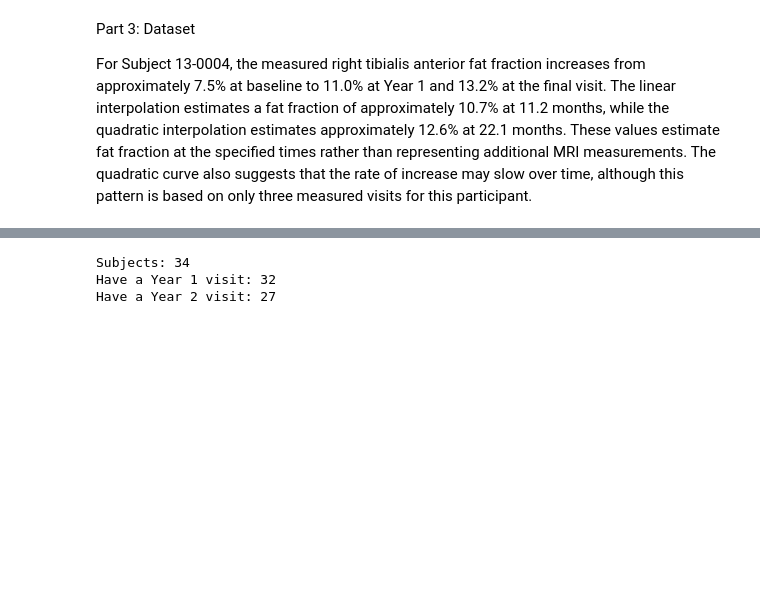
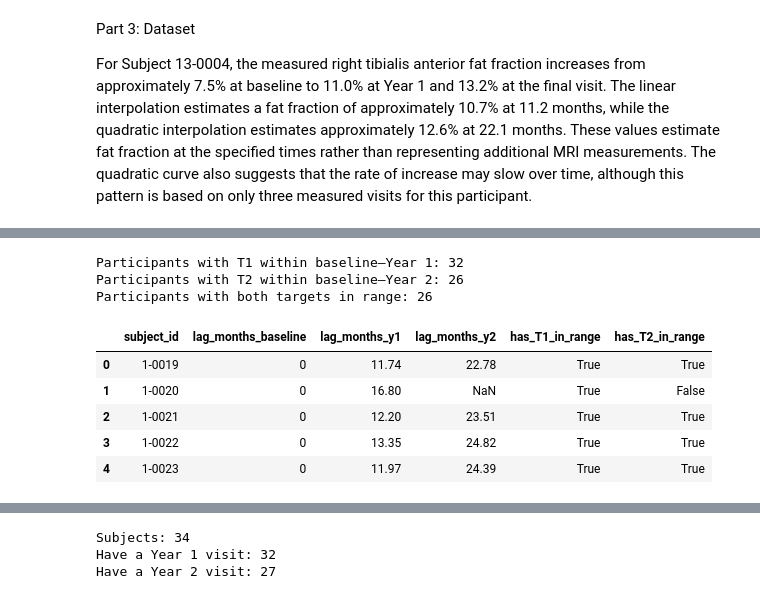
Before and after one commit to DestinySuarez/BME2315_Module_2, a Jupyter notebook: FSHD_MRI_data/FSHD_Module2_Project_CheckIn.ipynb, the cells around one changed output, grey strips where cells are left out. Cells and saved outputs as stored; diff of their text form; code cells hidden in the pictures; blank space fills up the shorter version.

```diff
--- a/FSHD_MRI_data/FSHD_Module2_Project_CheckIn.ipynb
+++ b/FSHD_MRI_data/FSHD_Module2_Project_CheckIn.ipynb
@@ -469,0 +519,45 @@ df.head()
+# %%
+
+# Check whether each target time falls within each participant's observed visits
+audit = df[[
+    "subject_id",
+    "lag_months_baseline",
+    "lag_months_y1",
+    "lag_months_y2"
+]].copy()
+
+audit["has_T1_in_range"] = audit.apply(
+    lambda row: (
+        pd.notna(row["lag_months_baseline"])
+        and pd.notna(row["lag_months_y1"])
+        and row["lag_months_baseline"] <= T1 <= row["lag_months_y1"]
+    ),
+    axis=1
+)
+
+audit["has_T2_in_range"] = audit.apply(
+    lambda row: (
+        pd.notna(row["lag_months_baseline"])
+        and pd.notna(row["lag_months_y1"])
+        and pd.notna(row["lag_months_y2"])
+        and row["lag_months_baseline"] <= T2 <= row["lag_months_y2"]
+    ),
+    axis=1
+)
+
+print("Participants with T1 within baseline–Year 1:", audit["has_T1_in_range"].sum())
+print("Participants with T2 within baseline–Year 2:", audit["has_T2_in_range"].sum())
+print("Participants with both targets in range:",
+      (audit["has_T1_in_range"] & audit["has_T2_in_range"]).sum())
+
+display(audit.head())
+# %% [output]
+Participants with T1 within baseline–Year 1: 32
+Participants with T2 within baseline–Year 2: 26
+Participants with both targets in range: 26
+|  | subject_id | lag_months_baseline | lag_months_y1 | lag_months_y2 | has_T1_in_range | has_T2_in_range |
+| 0 | 1-0019 | 0 | 11.74 | 22.78 | True | True |
+| 1 | 1-0020 | 0 | 16.80 | NaN | True | False |
+| 2 | 1-0021 | 0 | 12.20 | 23.51 | True | True |
+| 3 | 1-0022 | 0 | 13.35 | 24.82 | True | True |
+| 4 | 1-0023 | 0 | 11.97 | 24.39 | True | True |
```
Also changed, not shown: parts of 19 cells of this notebook, 1 other file.
